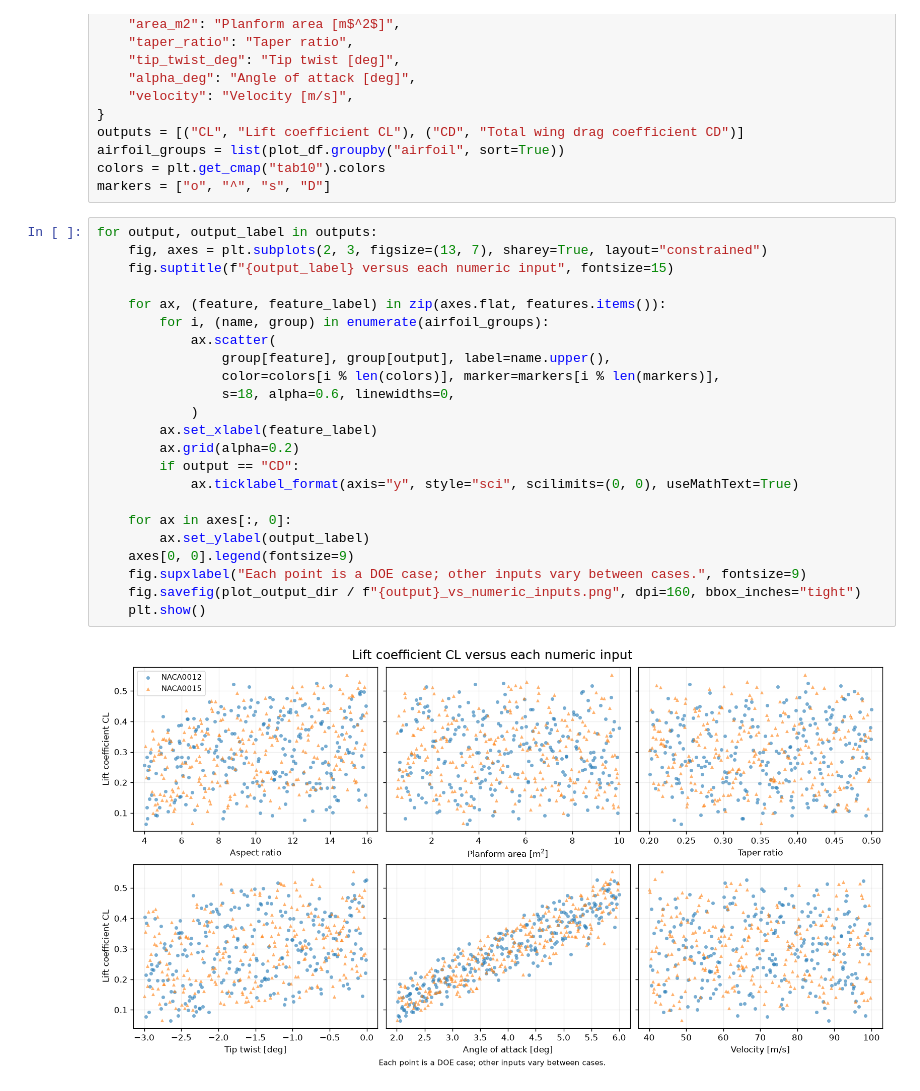
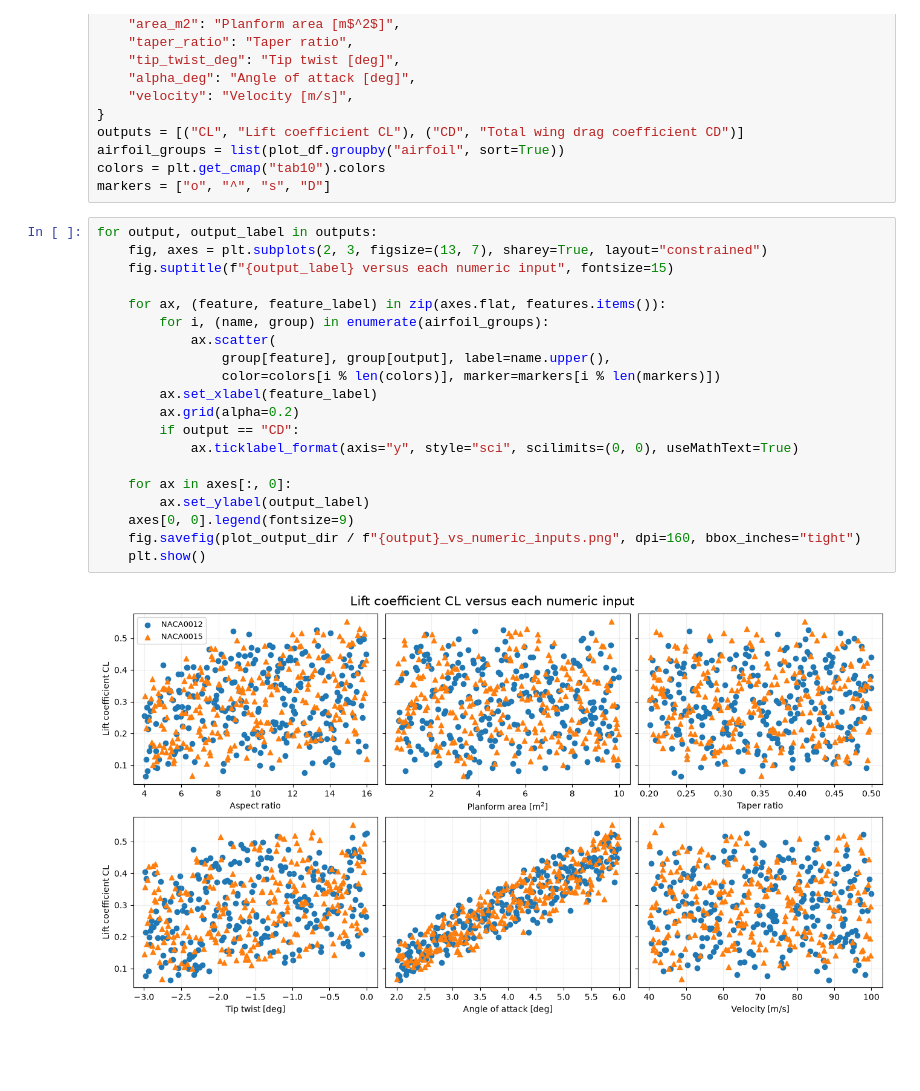
Before and after one commit to hayes-donaldson/Maching-Learning-Project, a Jupyter notebook: notebooks/data_generation.ipynb, the cells around one changed output. Saved outputs shown, nothing was run; the diff lists cells and outputs as text; blank space fills up the shorter version.

Commit message:
Save simplified solver and updated data generation and visualization

```diff
--- a/notebooks/data_generation.ipynb
+++ b/notebooks/data_generation.ipynb
@@ -165,25 +167,22 @@ markers = ["o", "^", "s", "D"]
 # %%
 for output, output_label in outputs:
     fig, axes = plt.subplots(2, 3, figsize=(13, 7), sharey=True, layout="constrained")
     fig.suptitle(f"{output_label} versus each numeric input", fontsize=15)
 
     for ax, (feature, feature_label) in zip(axes.flat, features.items()):
         for i, (name, group) in enumerate(airfoil_groups):
             ax.scatter(
                 group[feature], group[output], label=name.upper(),
-                color=colors[i % len(colors)], marker=markers[i % len(markers)],
-                s=18, alpha=0.6, linewidths=0,
-            )
+                color=colors[i % len(colors)], marker=markers[i % len(markers)])
         ax.set_xlabel(feature_label)
         ax.grid(alpha=0.2)
         if output == "CD":
             ax.ticklabel_format(axis="y", style="sci", scilimits=(0, 0), useMathText=True)
 
     for ax in axes[:, 0]:
         ax.set_ylabel(output_label)
     axes[0, 0].legend(fontsize=9)
-    fig.supxlabel("Each point is a DOE case; other inputs vary between cases.", fontsize=9)
     fig.savefig(plot_output_dir / f"{output}_vs_numeric_inputs.png", dpi=160, bbox_inches="tight")
     plt.show()
 # %% [output]
-[figure, old version]
+[figure, new version]
```
Also changed, not shown: parts of 8 cells of this notebook, 16 other files.
